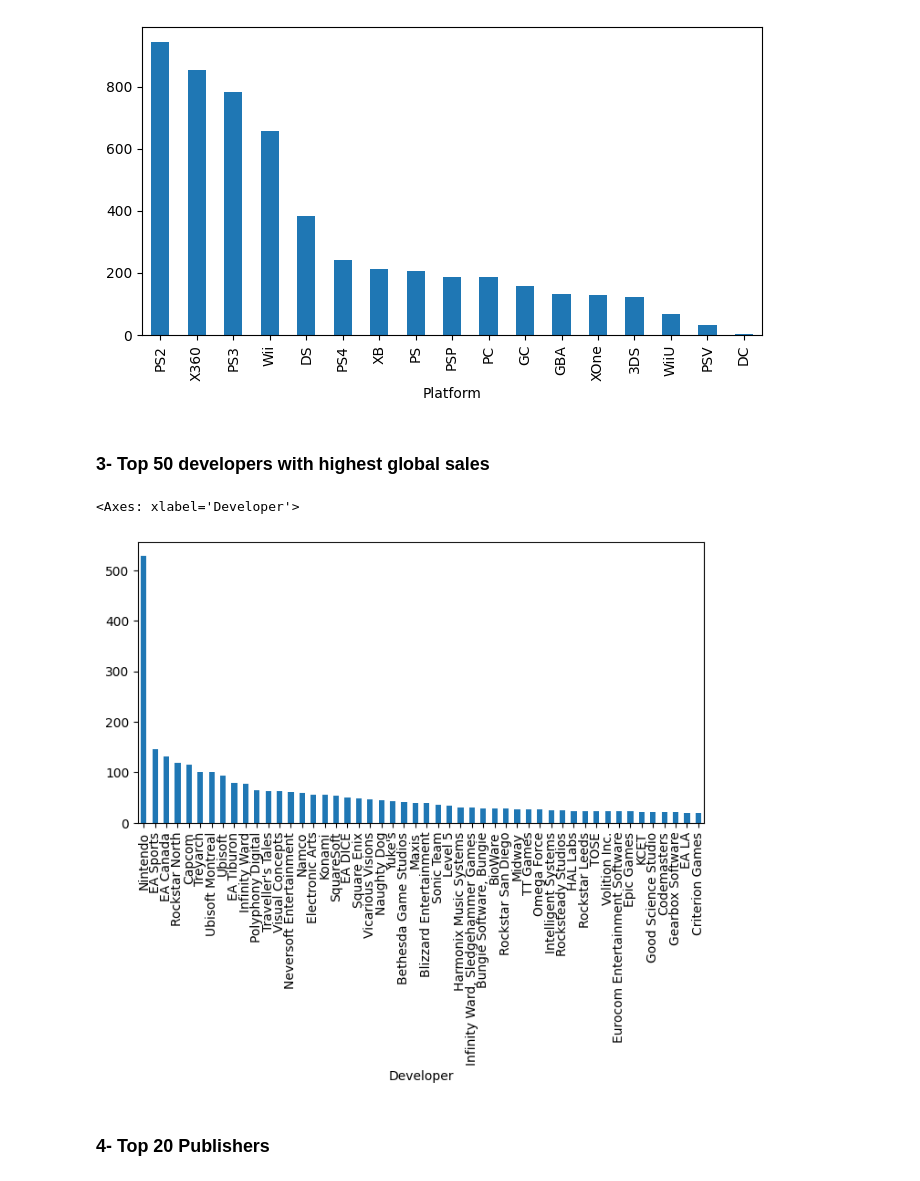
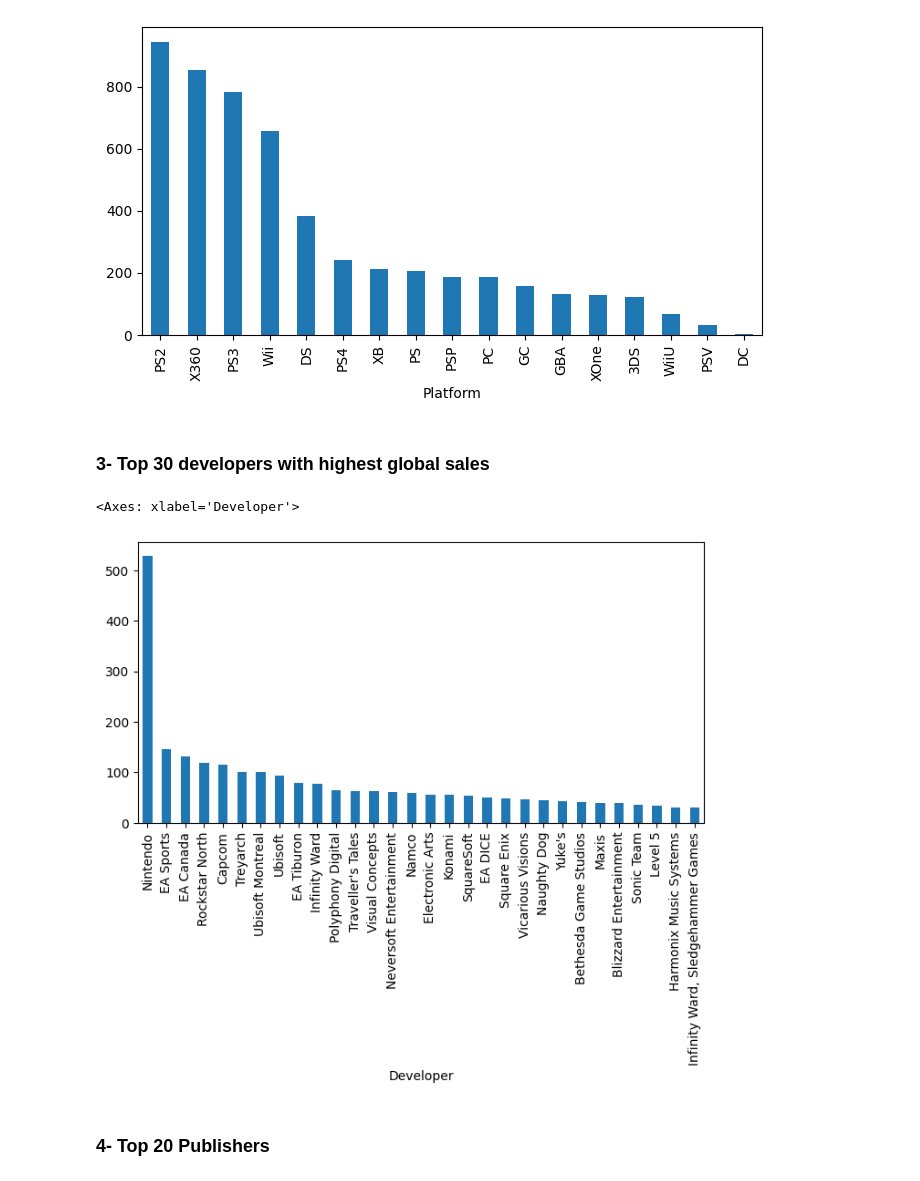
Before and after one commit to GhiathAjam/Analysis-of-Video-Games-Sales, a Jupyter notebook: Analysis/PredictiveQuestions/Q1.ipynb, the cells around one changed output. Drawn from its saved outputs; the diff is of its cells as text; code cells hidden in the pictures.

```diff
--- a/Analysis/PredictiveQuestions/Q1.ipynb
+++ b/Analysis/PredictiveQuestions/Q1.ipynb
@@ -64,12 +64,12 @@ is PS2 and the lowest is DC'''
 'from the below graph we see that Platform with highest global sales \nis PS2 and the lowest is DC'
 [figure]
 # %% [markdown]
-### 3- Top 50 developers with highest global sales
+### 3- Top 30 developers with highest global sales
 # %%
-df.groupby('Developer')['Global_Sales'].sum().sort_values(ascending=False).head(50).plot(kind='bar', figsize=(8,4))
+df.groupby('Developer')['Global_Sales'].sum().sort_values(ascending=False).head(30).plot(kind='bar', figsize=(8,4))
 # %% [output]
 <Axes: xlabel='Developer'>
-[figure, old version]
+[figure, new version]
 # %% [markdown]
 ### 4- Top 20 Publishers
 # %%
```
Also changed, not shown: parts of 14 cells of this notebook.
